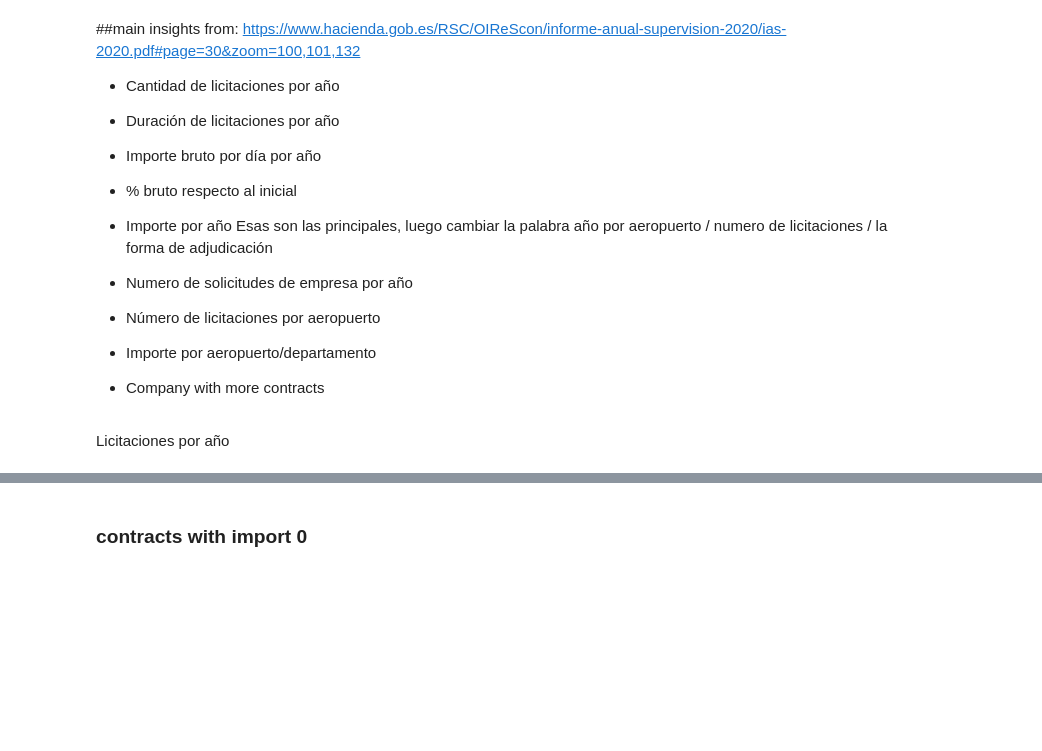
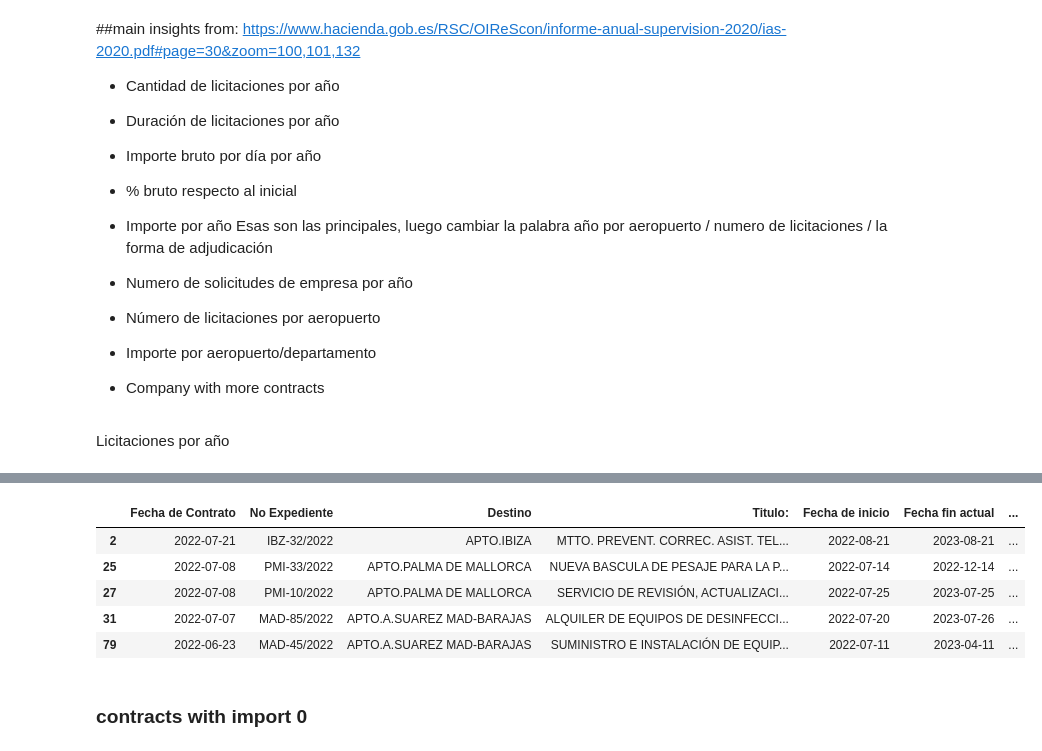
Before and after one commit to dcastf01/aena_scraping_licitaciones, a Jupyter notebook: Insights.ipynb, the cells around one changed output, grey strips where cells are left out. Drawn from its saved outputs; the diff is of its cells as text; code cells hidden in the pictures; blank space fills up the shorter version.

```diff
--- a/Insights.ipynb
+++ b/Insights.ipynb
@@ -169,3 +167,12 @@ fig.show()
+# %%
+df.head()
+# %% [output]
+|  | Fecha de Contrato | No Expediente | Destino | Titulo: | Fecha de inicio | Fecha fin actual | ... |
+| 2 | 2022-07-21 | IBZ-32/2022 | APTO.IBIZA | MTTO. PREVENT. CORREC. ASIST. TEL... | 2022-08-21 | 2023-08-21 | ... |
+| 25 | 2022-07-08 | PMI-33/2022 | APTO.PALMA DE MALLORCA | NUEVA BASCULA DE PESAJE PARA LA P... | 2022-07-14 | 2022-12-14 | ... |
+| 27 | 2022-07-08 | PMI-10/2022 | APTO.PALMA DE MALLORCA | SERVICIO DE REVISIÓN, ACTUALIZACI... | 2022-07-25 | 2023-07-25 | ... |
+| 31 | 2022-07-07 | MAD-85/2022 | APTO.A.SUAREZ MAD-BARAJAS | ALQUILER DE EQUIPOS DE DESINFECCI... | 2022-07-20 | 2023-07-26 | ... |
+| 79 | 2022-06-23 | MAD-45/2022 | APTO.A.SUAREZ MAD-BARAJAS | SUMINISTRO E INSTALACIÓN DE EQUIP... | 2022-07-11 | 2023-04-11 | ... |
 # %% [markdown]
 ### contracts with import 0
 # %%
```
Also changed, not shown: parts of 11 cells of this notebook.
